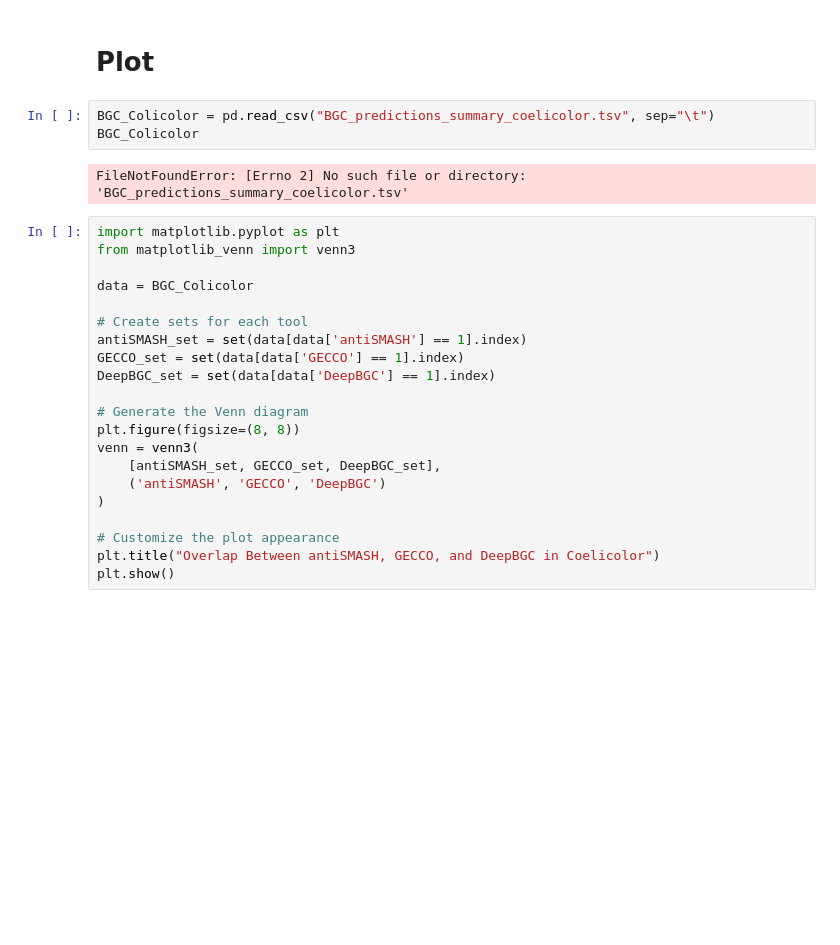
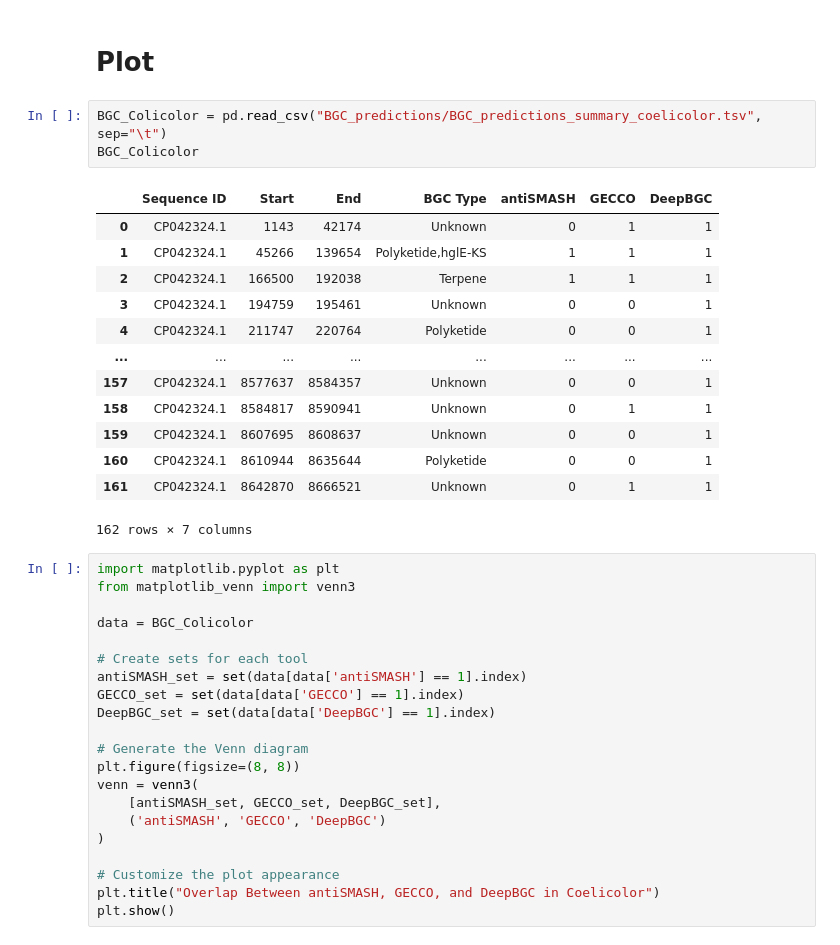
Before and after one commit to mahshid1373/BGC_Prediction, a Jupyter notebook: main.ipynb, the cells around one changed output. Drawn from its saved outputs; the diff is of its cells as text; blank space fills up the shorter version.

```diff
--- a/main.ipynb
+++ b/main.ipynb
@@ -1130,10 +1130,22 @@ Summary table saved to: BGC_predictions/BGC_predictions_summary_avidinii.tsv
 # %% [markdown]
 # Plot
 # %%
-BGC_Colicolor = pd.read_csv("BGC_predictions_summary_coelicolor.tsv", sep="\t")
+BGC_Colicolor = pd.read_csv("BGC_predictions/BGC_predictions_summary_coelicolor.tsv", sep="\t")
 BGC_Colicolor
 # %% [output]
+|  | Sequence ID | Start | End | BGC Type | antiSMASH | GECCO | DeepBGC |
+| 0 | CP042324.1 | 1143 | 42174 | Unknown | 0 | 1 | 1 |
+| 1 | CP042324.1 | 45266 | 139654 | Polyketide,hglE-KS | 1 | 1 | 1 |
+| 2 | CP042324.1 | 166500 | 192038 | Terpene | 1 | 1 | 1 |
+| 3 | CP042324.1 | 194759 | 195461 | Unknown | 0 | 0 | 1 |
+| 4 | CP042324.1 | 211747 | 220764 | Polyketide | 0 | 0 | 1 |
+| ... | ... | ... | ... | ... | ... | ... | ... |
+| 157 | CP042324.1 | 8577637 | 8584357 | Unknown | 0 | 0 | 1 |
+| 158 | CP042324.1 | 8584817 | 8590941 | Unknown | 0 | 1 | 1 |
+| 159 | CP042324.1 | 8607695 | 8608637 | Unknown | 0 | 0 | 1 |
+| 160 | CP042324.1 | 8610944 | 8635644 | Polyketide | 0 | 0 | 1 |
+| 161 | CP042324.1 | 8642870 | 8666521 | Unknown | 0 | 1 | 1 |
-FileNotFoundError: [Errno 2] No such file or directory: 'BGC_predictions_summary_coelicolor.tsv'
+162 rows × 7 columns
 # %%
 import matplotlib.pyplot as plt
 from matplotlib_venn import venn3
```
Also changed, not shown: parts of 7 cells of this notebook, 2 other files.
